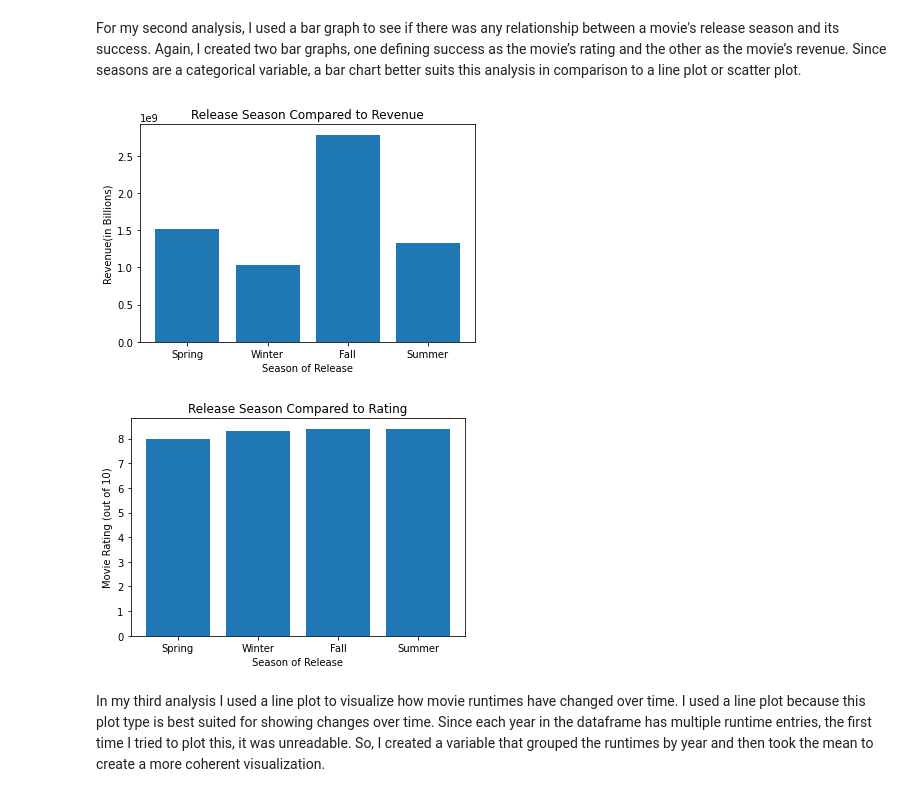
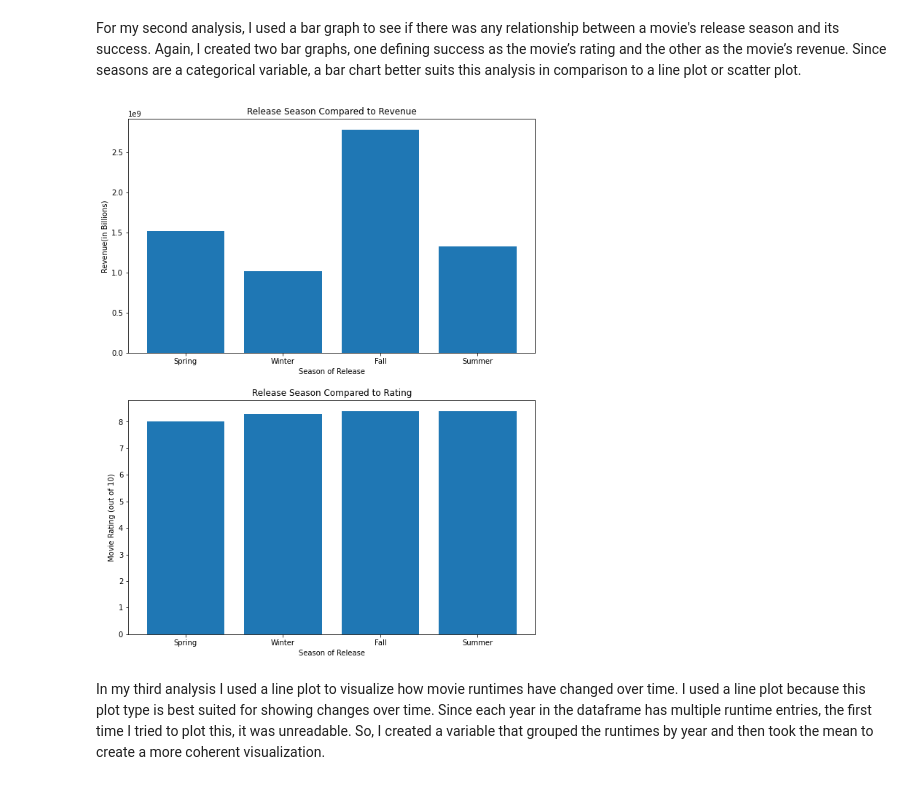
Before and after one commit to jordansmazza/Movie-Database-Analysis, a Jupyter notebook: Project 2.ipynb, the cells around one changed output. Cells and saved outputs as stored; diff of their text form; code cells hidden in the pictures.

```diff
--- a/Project 2.ipynb
+++ b/Project 2.ipynb
@@ -192,21 +179,18 @@ plt.show()
 # %% [markdown]
 For my second analysis, I used a bar graph to see if there was any relationship between a movie's release season and its success. Again, I created two bar graphs, one defining success as the movie’s rating and the other as the movie’s revenue. Since seasons are a categorical variable, a bar chart better suits this analysis in comparison to a line plot or scatter plot.
-# %%
-plt.bar(x=df['release_season'], height=df['revenue'])
-plt.xlabel('Season of Release')
-plt.ylabel('Revenue(in Billions)')
-plt.title('Release Season Compared to Revenue')
-plt.show()
-# %% [output]
-[figure, removed]
-# %%
-plt.bar(x=df['release_season'], height=df['vote_average'])
-plt.xlabel('Season of Release')
-plt.ylabel('Movie Rating (out of 10)')
-plt.title('Release Season Compared to Rating')
-plt.show()
-# %% [output]
-[figure, removed]
+# %%
+fig, ax = plt.subplots(nrows=2, figsize=[10,13])
+ax[0].bar(data=df, x='release_season', height='revenue')
+ax[0].set_xlabel('Season of Release')
+ax[0].set_ylabel('Revenue(in Billions)')
+ax[0].set_title('Release Season Compared to Revenue')
+
+ax[1].bar(data=df, x='release_season', height='vote_average')
+ax[1].set_xlabel('Season of Release')
+ax[1].set_ylabel('Movie Rating (out of 10)')
+ax[1].set_title('Release Season Compared to Rating');
+# %% [output]
+[figure, added]
 # %% [markdown]
 In my third analysis I used a line plot to visualize how movie runtimes have changed over time. I used a line plot because this plot type is best suited for showing changes over time. Since each year in the dataframe has multiple runtime entries, the first time I tried to plot this, it was unreadable. So, I created a variable that grouped the runtimes by year and then took the mean to create a more coherent visualization.
 # %%
```
Also changed, not shown: parts of 8 cells of this notebook.
